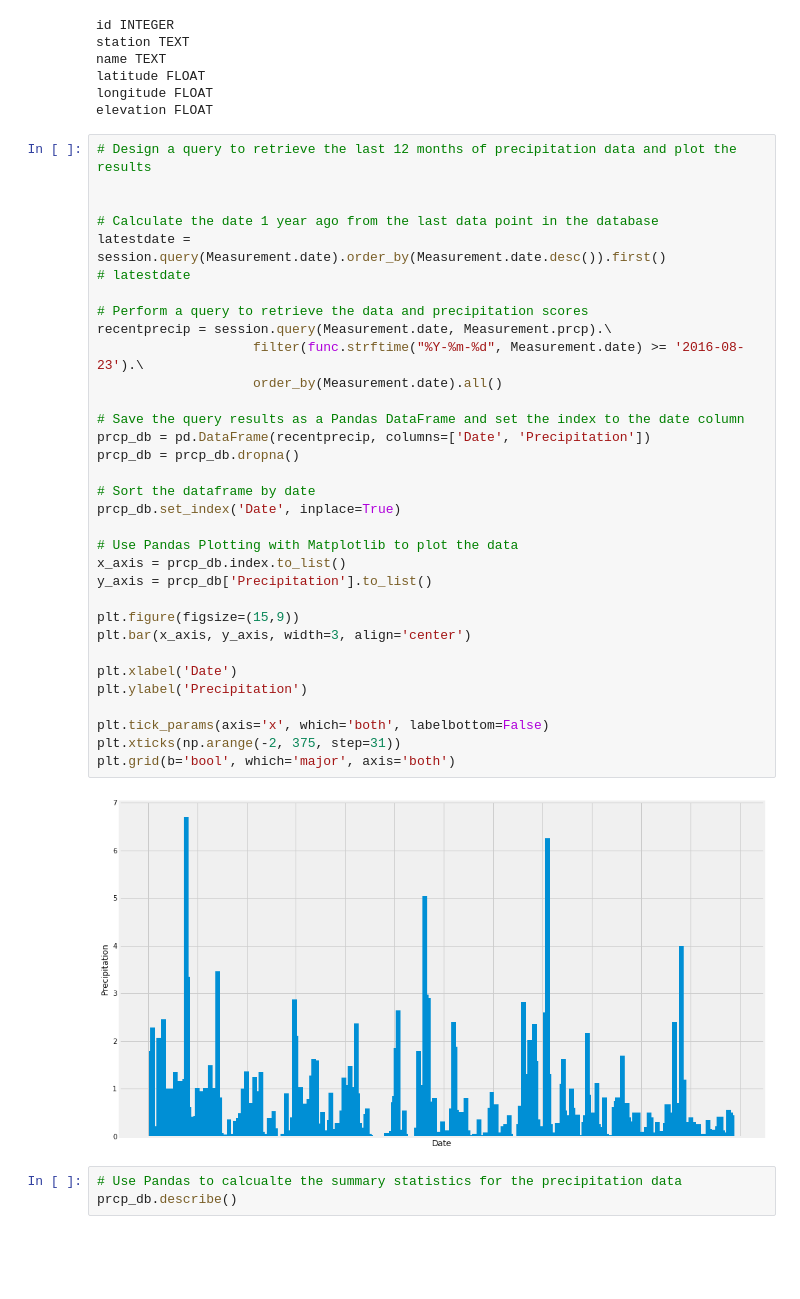
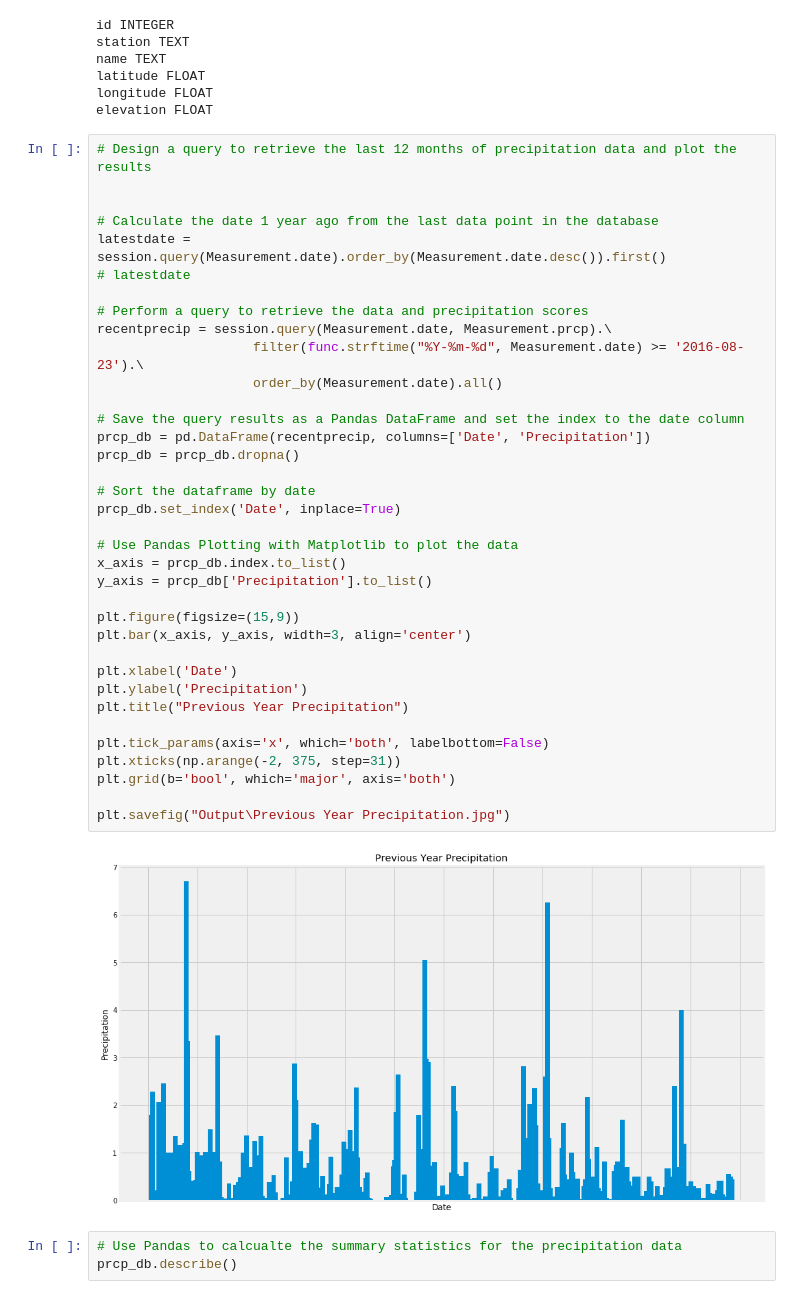
Before and after one commit to danjamthelamb/sqlalchemy-challenge, a Jupyter notebook: climate_starter.ipynb, the cells around one changed output. Saved outputs shown, nothing was run; the diff lists cells and outputs as text; blank space fills up the shorter version.

```diff
--- a/climate_starter.ipynb
+++ b/climate_starter.ipynb
@@ -67,34 +67,37 @@ elevation FLOAT
 # Calculate the date 1 year ago from the last data point in the database
 latestdate = session.query(Measurement.date).order_by(Measurement.date.desc()).first()
 # latestdate
 
 # Perform a query to retrieve the data and precipitation scores
 recentprecip = session.query(Measurement.date, Measurement.prcp).\
                     filter(func.strftime("%Y-%m-%d", Measurement.date) >= '2016-08-23').\
                     order_by(Measurement.date).all()
 
 # Save the query results as a Pandas DataFrame and set the index to the date column
 prcp_db = pd.DataFrame(recentprecip, columns=['Date', 'Precipitation'])
 prcp_db = prcp_db.dropna()
 
 # Sort the dataframe by date
 prcp_db.set_index('Date', inplace=True)
 
 # Use Pandas Plotting with Matplotlib to plot the data
 x_axis = prcp_db.index.to_list()
 y_axis = prcp_db['Precipitation'].to_list()
 
 plt.figure(figsize=(15,9))
 plt.bar(x_axis, y_axis, width=3, align='center')
 
 plt.xlabel('Date')
 plt.ylabel('Precipitation')
+plt.title("Previous Year Precipitation")
 
 plt.tick_params(axis='x', which='both', labelbottom=False)
 plt.xticks(np.arange(-2, 375, step=31))
 plt.grid(b='bool', which='major', axis='both')
+
+plt.savefig("Output\Previous Year Precipitation.jpg")
 # %% [output]
-[figure, old version]
+[figure, new version]
 # %%
 # Use Pandas to calcualte the summary statistics for the precipitation data
 prcp_db.describe()
```
Also changed, not shown: parts of 3 cells of this notebook, 3 other files.
